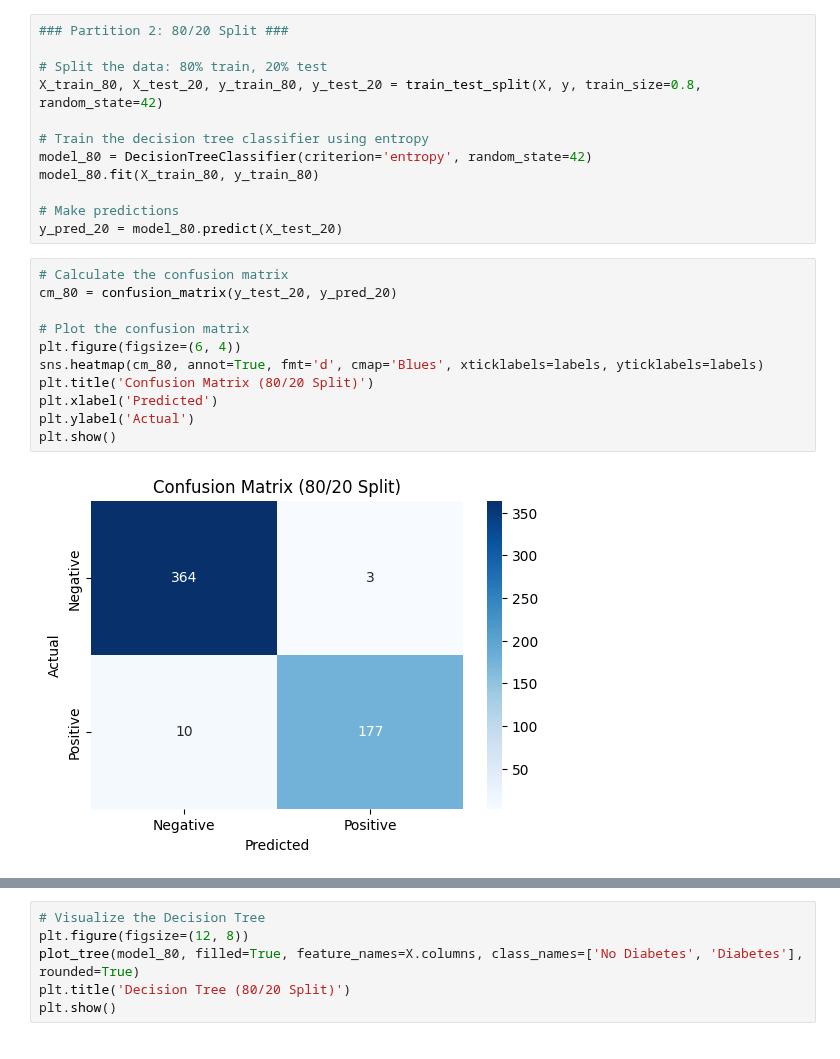
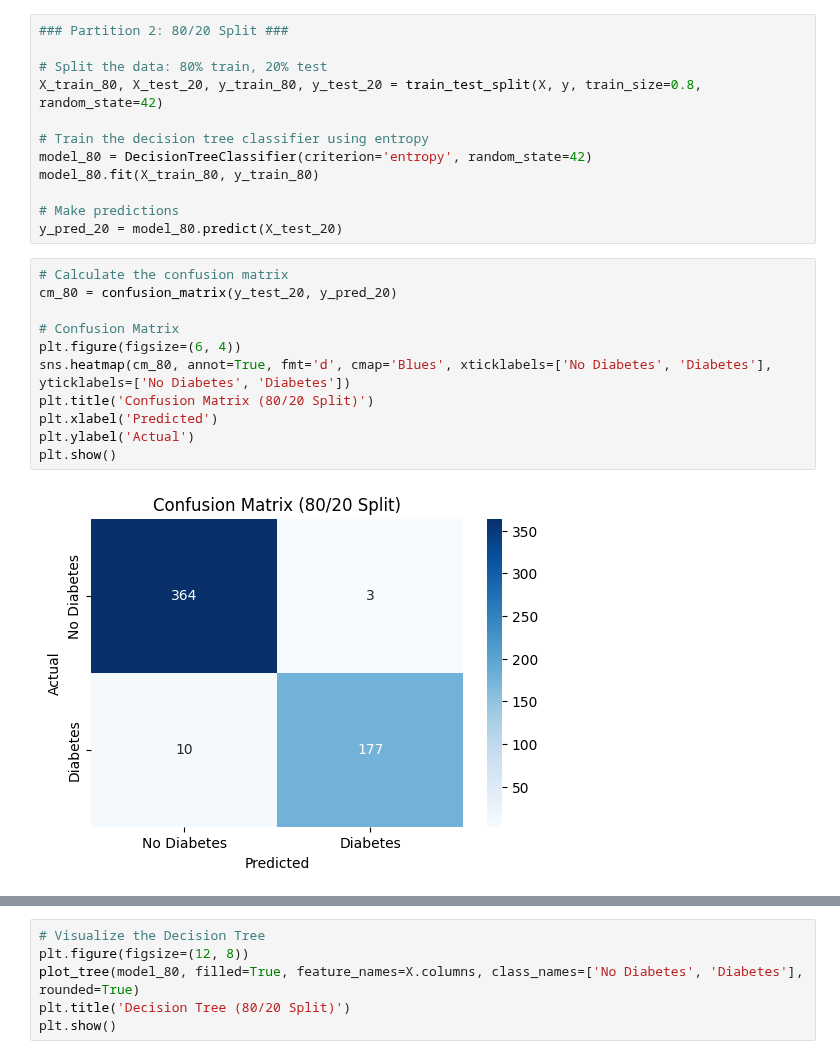
Before and after one commit to WS888-CODER/IT326-PROJECT, a Jupyter notebook: Reports Folder/Phase3.ipynb, the cells around one changed output, grey strips where cells are left out. Cells and saved outputs as stored; diff of their text form.

```diff
--- a/Reports Folder/Phase3.ipynb
+++ b/Reports Folder/Phase3.ipynb
@@ -130,13 +163,13 @@ y_pred_20 = model_80.predict(X_test_20)
 # %%
 # Calculate the confusion matrix
 cm_80 = confusion_matrix(y_test_20, y_pred_20)
 
-# Plot the confusion matrix
+# Confusion Matrix
 plt.figure(figsize=(6, 4))
-sns.heatmap(cm_80, annot=True, fmt='d', cmap='Blues', xticklabels=labels, yticklabels=labels)
+sns.heatmap(cm_80, annot=True, fmt='d', cmap='Blues', xticklabels=['No Diabetes', 'Diabetes'], yticklabels=['No Diabetes', 'Diabetes'])
 plt.title('Confusion Matrix (80/20 Split)')
 plt.xlabel('Predicted')
 plt.ylabel('Actual')
 plt.show()
 # %% [output]
-[figure, old version]
+[figure, new version]
```
Also changed, not shown: parts of 12 cells of this notebook.
